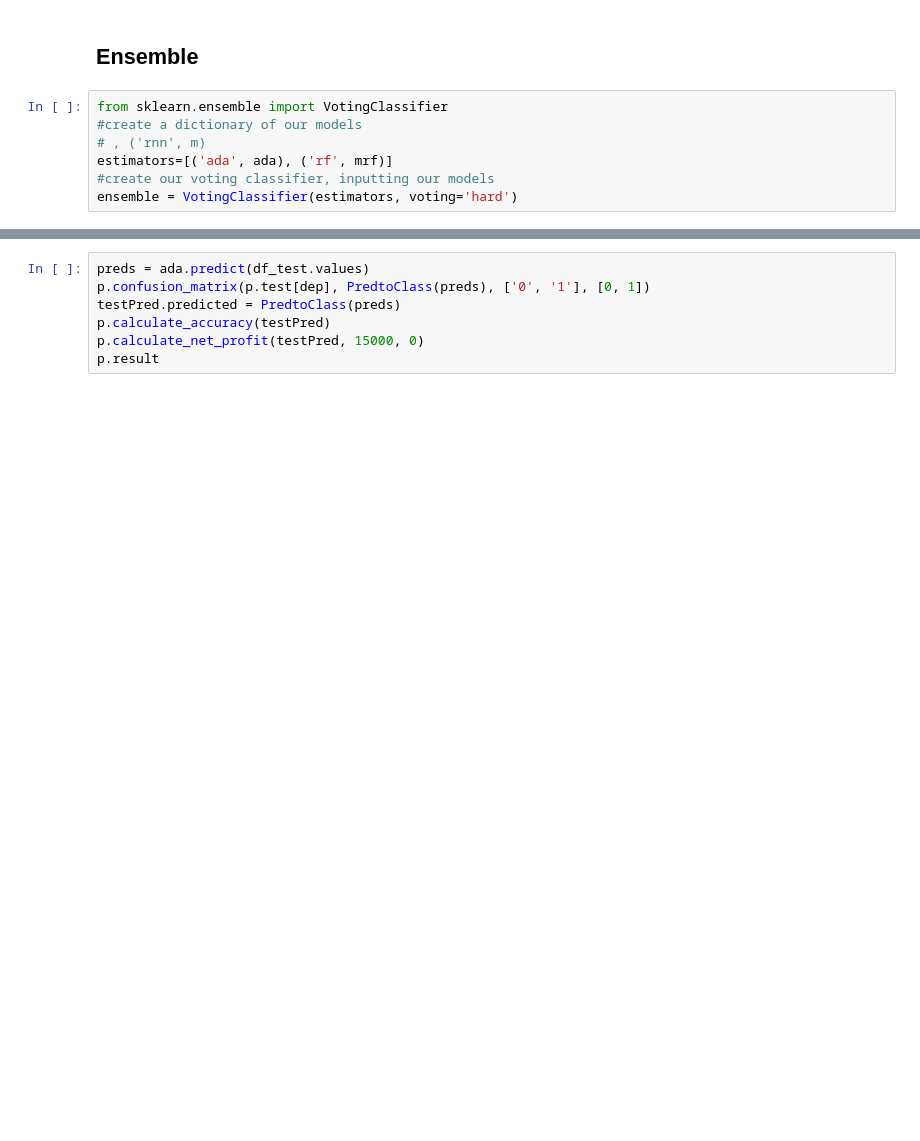
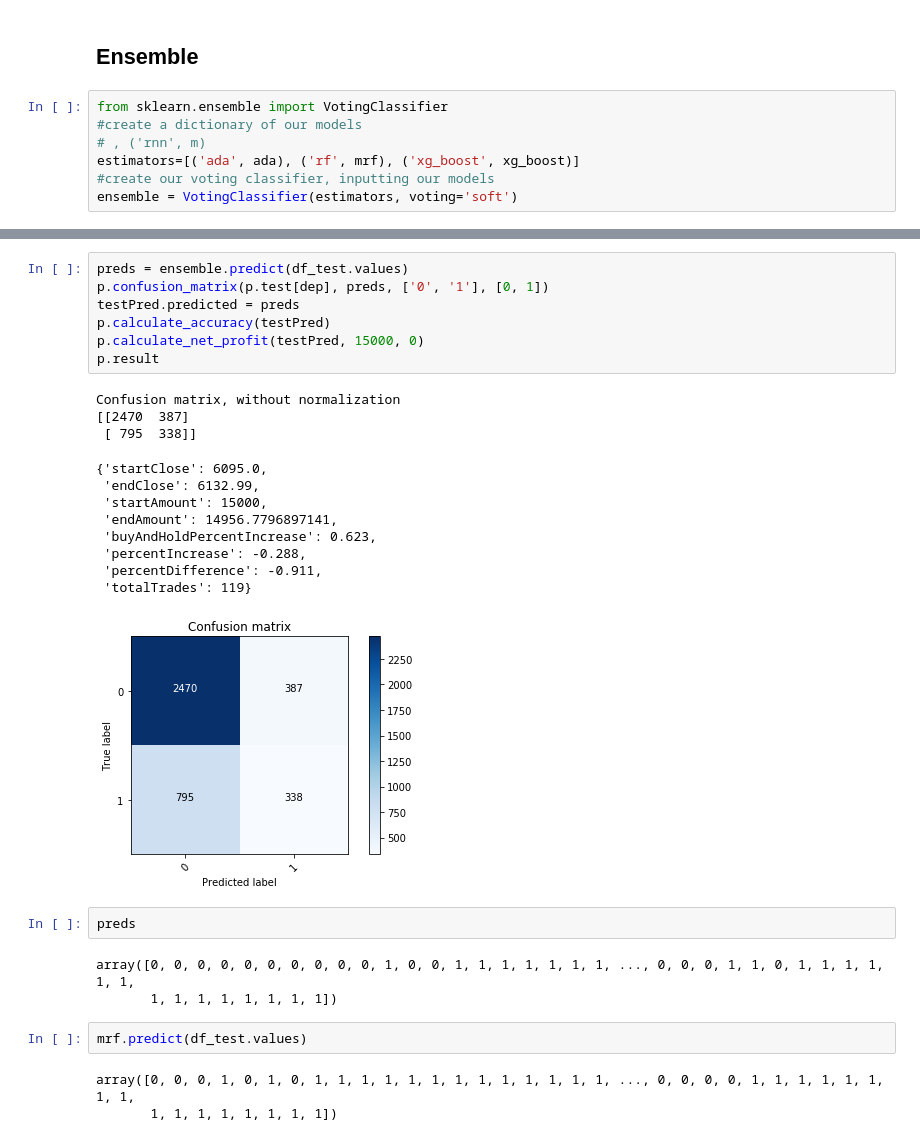
Before and after one commit to iaghidro/stock-predictor, a Jupyter notebook: notebook-files/binaryClassificationBTC.ipynb, the cells around one changed output, grey strips where cells are left out. Drawn from its saved outputs; the diff is of its cells as text; blank space fills up the shorter version.

```diff
--- a/notebook-files/binaryClassificationBTC.ipynb
+++ b/notebook-files/binaryClassificationBTC.ipynb
@@ -1068,9 +616,9 @@ p.result
 from sklearn.ensemble import VotingClassifier
 #create a dictionary of our models
 # , ('rnn', m)
-estimators=[('ada', ada), ('rf', mrf)]
+estimators=[('ada', ada), ('rf', mrf), ('xg_boost', xg_boost)]
 #create our voting classifier, inputting our models
-ensemble = VotingClassifier(estimators, voting='hard')
+ensemble = VotingClassifier(estimators, voting='soft')
 # %%
 #fit model to training data
 ensemble.fit(df.values, y)
@@ -1079,7 +629,30 @@ ensemble.score(df_test.values,p.test[dep])
 # %%
-preds = ada.predict(df_test.values)
-p.confusion_matrix(p.test[dep], PredtoClass(preds), ['0', '1'], [0, 1])
-testPred.predicted = PredtoClass(preds)
+preds = ensemble.predict(df_test.values)
+p.confusion_matrix(p.test[dep], preds, ['0', '1'], [0, 1])
+testPred.predicted = preds
 p.calculate_accuracy(testPred)
 p.calculate_net_profit(testPred, 15000, 0)
 p.result
+# %% [output]
+Confusion matrix, without normalization
+[[2470  387]
+ [ 795  338]]
+{'startClose': 6095.0,
+ 'endClose': 6132.99,
+ 'startAmount': 15000,
+ 'endAmount': 14956.7796897141,
+ 'buyAndHoldPercentIncrease': 0.623,
+ 'percentIncrease': -0.288,
+ 'percentDifference': -0.911,
+ 'totalTrades': 119}
+[figure, added]
+# %%
+preds
+# %% [output]
+array([0, 0, 0, 0, 0, 0, 0, 0, 0, 0, 1, 0, 0, 1, 1, 1, 1, 1, 1, 1, ..., 0, 0, 0, 1, 1, 0, 1, 1, 1, 1, 1, 1,
+       1, 1, 1, 1, 1, 1, 1, 1])
+# %%
+mrf.predict(df_test.values)
+# %% [output]
+array([0, 0, 0, 1, 0, 1, 0, 1, 1, 1, 1, 1, 1, 1, 1, 1, 1, 1, 1, 1, ..., 0, 0, 0, 0, 1, 1, 1, 1, 1, 1, 1, 1,
+       1, 1, 1, 1, 1, 1, 1, 1])
```
Also changed, not shown: parts of 36 cells of this notebook, 5 other files.
